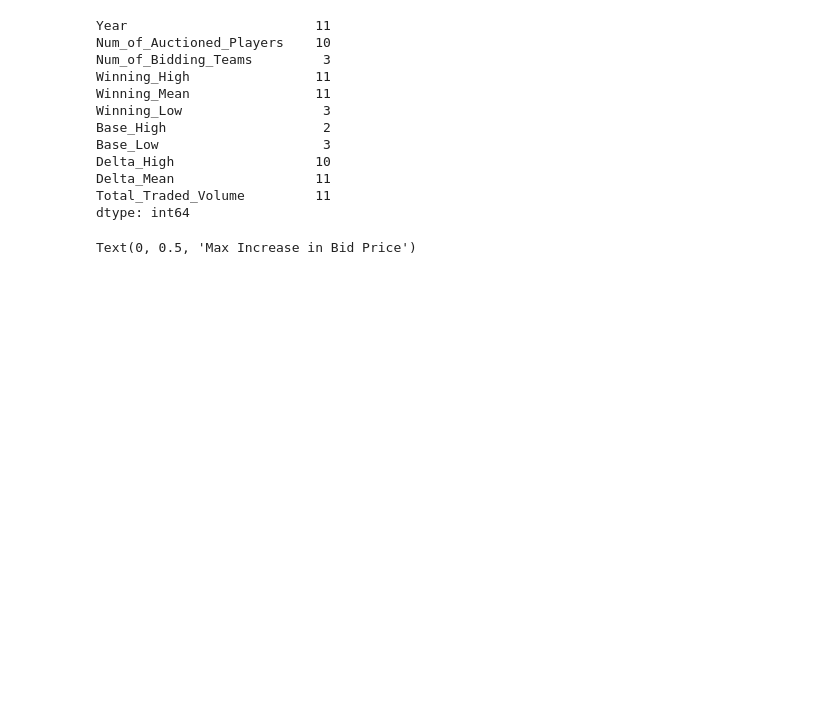
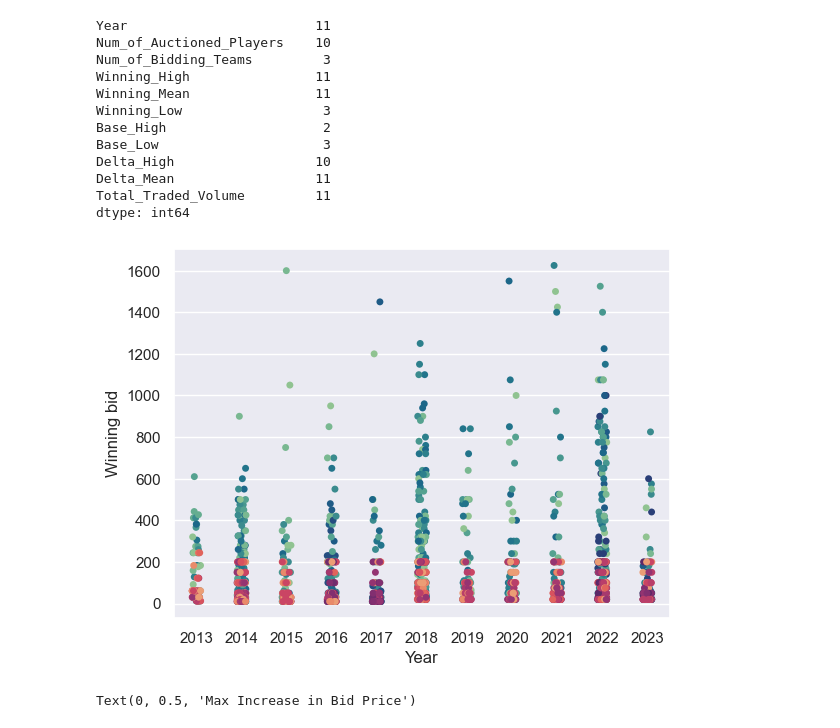
Before and after one commit to arhamaneeq/CFA_Analytics_Induction, a Jupyter notebook: prelim.ipynb, the cells around one changed output. Drawn from its saved outputs; the diff is of its cells as text; code cells hidden in the pictures; blank space fills up the shorter version.

```diff
--- a/prelim.ipynb
+++ b/prelim.ipynb
@@ -344,6 +352,12 @@ Delta_High                  10
 Delta_Mean                  11
 Total_Traded_Volume         11
 dtype: int64
+# %%
+sns.stripplot(x="Year", y="Winning bid", jitter=True, data=df, hue="Team", palette="crest")
+sns.stripplot(x="Year", y="Base price", jitter=True, data=df, hue="Team", palette="flare")
+plt.gca().get_legend().remove()
+# %% [output]
+[figure, added]
 # %%
 plt.figure(figsize=(14, 8))
 
```
Also changed, not shown: parts of 21 cells of this notebook.
